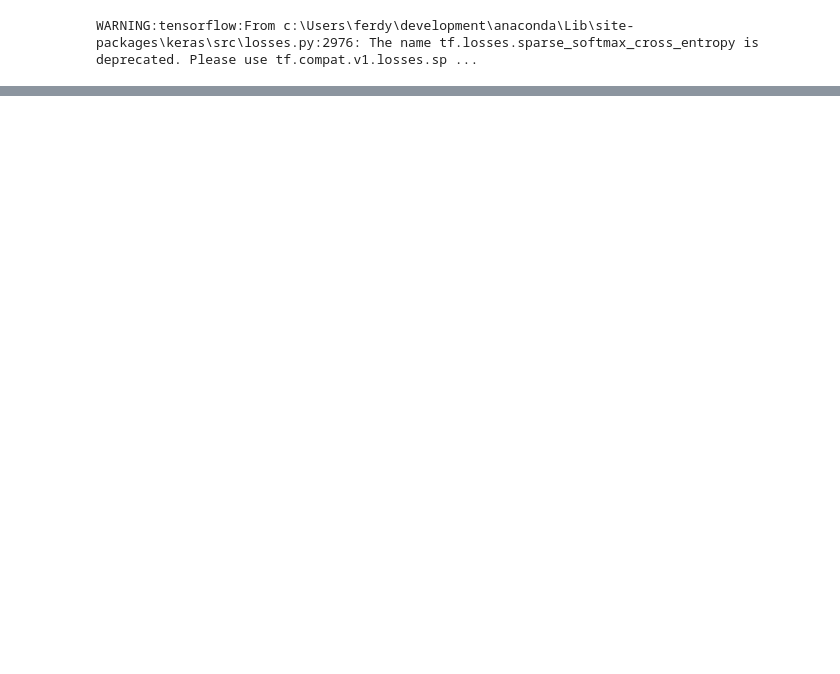
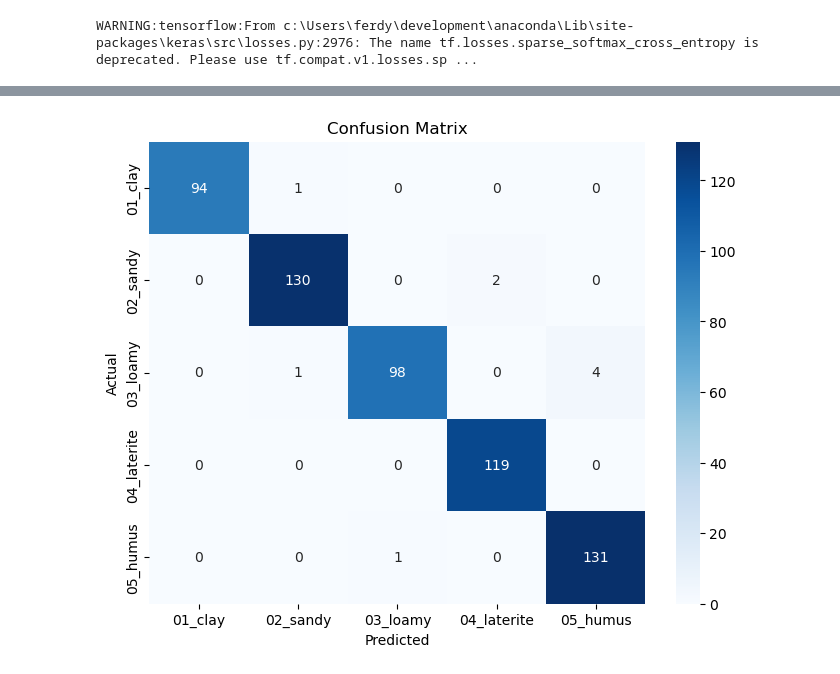
Before and after one commit to ApocalCrk/gis_clf_ml, a Jupyter notebook: src/meta/train_dataset.ipynb, the cells around one changed output, grey strips where cells are left out. Saved outputs shown, nothing was run; the diff lists cells and outputs as text; code cells hidden in the pictures; blank space fills up the shorter version.

```diff
--- a/src/meta/train_dataset.ipynb
+++ b/src/meta/train_dataset.ipynb
@@ -183,6 +119,0 @@ model.compile(
-# %%
-history = model.fit(
-    train_ds,
-    epochs = 100,
-    validation_data = validation_ds,
-)
@@ -234,0 +127,3 @@ model.save('../../model/clf_model_phase_test.h5')
+# %%
+y_pred = model.predict(test_ds)
+y_pred_labels = np.argmax(y_pred, axis=1)
@@ -234,0 +133,14 @@ model.save('../../model/clf_model_phase_test.h5')
+# %%
+y_true = np.concatenate([np.argmax(y, axis=1) for x, y in test_ds_raw], axis=0)
+# %%
+cm = confusion_matrix(y_true, y_pred_labels)
+class_names = test_ds_raw.class_names
+# %%
+plt.figure(figsize=(8,6))
+sns.heatmap(cm, annot=True, fmt='d', xticklabels=class_names, yticklabels=class_names, cmap='Blues')
+plt.xlabel('Predicted')
+plt.ylabel('Actual')
+plt.title('Confusion Matrix')
+plt.show()
+# %% [output]
+[figure, added]
```
Also changed, not shown: parts of 24 cells of this notebook, 16 other files.
